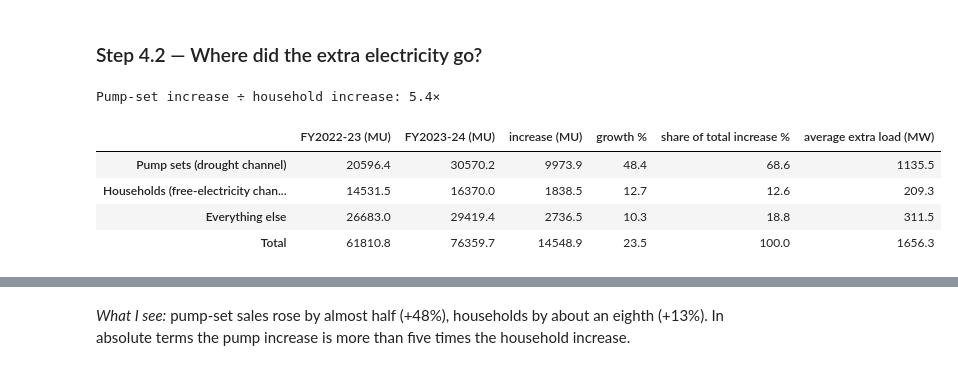
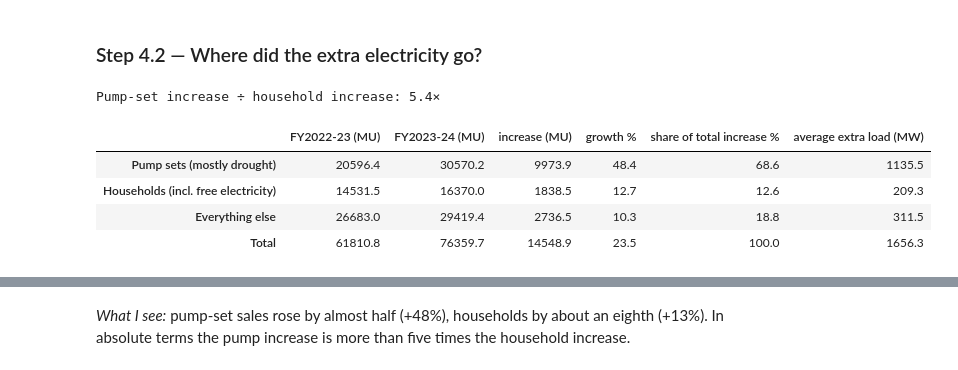
Before and after one commit to aravindanand2019-sudo/karnataka-power-2023, a Jupyter notebook: notebooks/08_sales_data_answer.ipynb, the cells around one changed output, grey strips where cells are left out. Drawn from its saved outputs; the diff is of its cells as text; code cells hidden in the pictures.

```diff
--- a/notebooks/08_sales_data_answer.ipynb
+++ b/notebooks/08_sales_data_answer.ipynb
@@ -113,20 +114,20 @@ CESC: pump sets from Excel 2,679.70 vs CSV 2,679.70 | households from Excel 1,21
 # %%
 s = state[["households_mu", "pumpsets_mu", "total_lt_ht_mu"]].copy()
 s["other_mu"] = s.total_lt_ht_mu - s.households_mu - s.pumpsets_mu
 inc = (s.loc["FY2023-24"] - s.loc["FY2022-23"])
 tab = pd.DataFrame({"FY2022-23 (MU)": s.loc["FY2022-23"], "FY2023-24 (MU)": s.loc["FY2023-24"],
                     "increase (MU)": inc, "growth %": inc / s.loc["FY2022-23"] * 100,
                     "share of total increase %": inc / inc["total_lt_ht_mu"] * 100,
                     "average extra load (MW)": inc / 8784 * 1000})   # FY24 has 366 days (Feb 2024)
-tab.index = ["Households (free-electricity channel)", "Pump sets (drought channel)", "Total", "Everything else"]
-tab = tab.loc[["Pump sets (drought channel)", "Households (free-electricity channel)", "Everything else", "Total"]]
+tab.index = ["Households (incl. free electricity)", "Pump sets (mostly drought)", "Total", "Everything else"]
+tab = tab.loc[["Pump sets (mostly drought)", "Households (incl. free electricity)", "Everything else", "Total"]]
 print(f"Pump-set increase ÷ household increase: {inc.pumpsets_mu / inc.households_mu:.1f}×")
 tab.round(1)
 # %% [output]
 Pump-set increase ÷ household increase: 5.4×
 |  | FY2022-23 (MU) | FY2023-24 (MU) | increase (MU) | growth % | share of total increase % | average extra load (MW) |
-| Pump sets (drought channel) | 20596.4 | 30570.2 | 9973.9 | 48.4 | 68.6 | 1135.5 |
-| Households (free-electricity chan... | 14531.5 | 16370.0 | 1838.5 | 12.7 | 12.6 | 209.3 |
+| Pump sets (mostly drought) | 20596.4 | 30570.2 | 9973.9 | 48.4 | 68.6 | 1135.5 |
+| Households (incl. free electricity) | 14531.5 | 16370.0 | 1838.5 | 12.7 | 12.6 | 209.3 |
 | Everything else | 26683.0 | 29419.4 | 2736.5 | 10.3 | 18.8 | 311.5 |
 | Total | 61810.8 | 76359.7 | 14548.9 | 23.5 | 100.0 | 1656.3 |
 # %%
```
Also changed, not shown: parts of 6 cells of this notebook, 8 other files.
